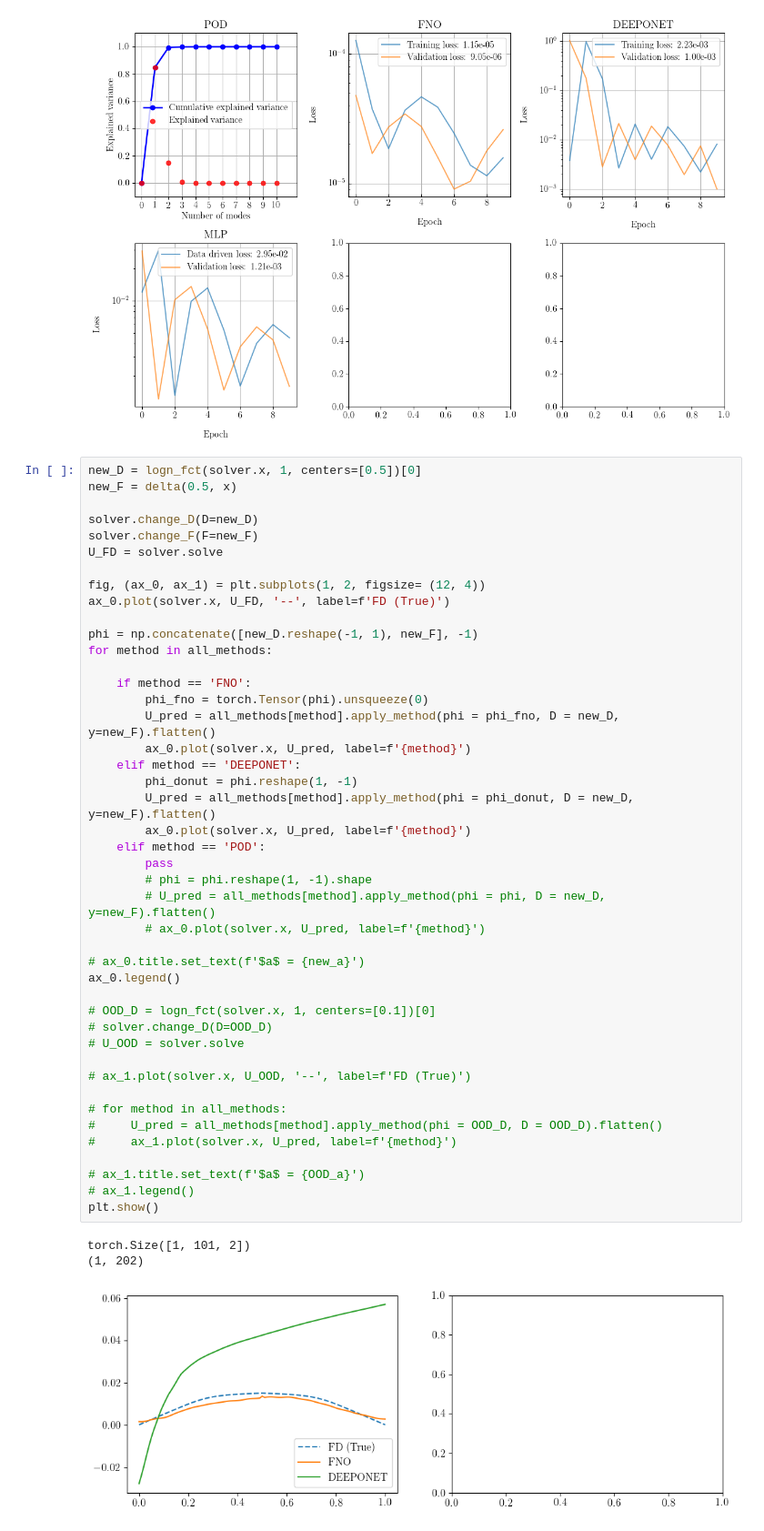
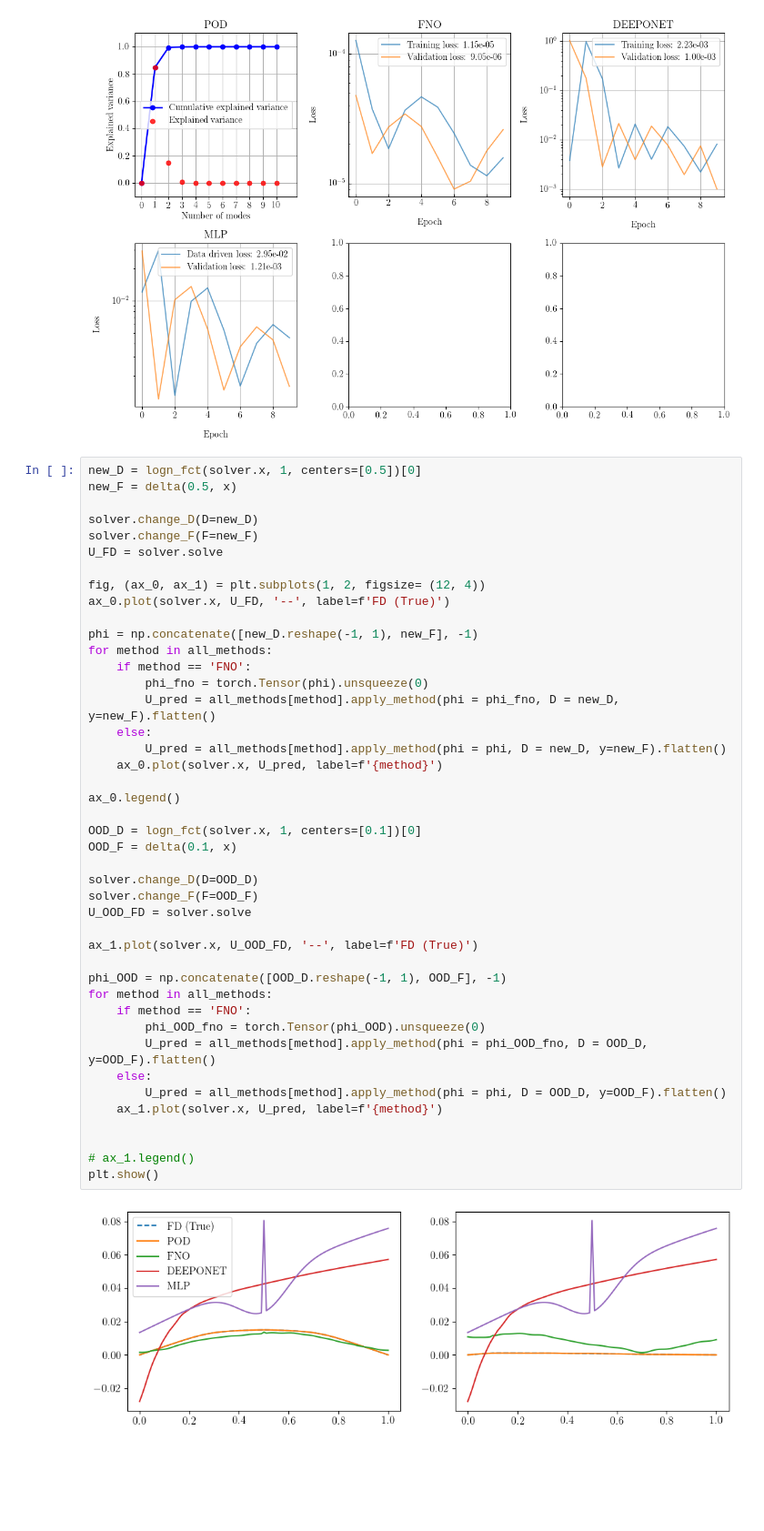
Before and after one commit to lechevaa/CEMRACS_SciML, a Jupyter notebook: notebooks/PoissonEquation/Poisson_step_4.ipynb, the cells around one changed output. Shown at 91% size. Saved outputs shown, nothing was run; the diff lists cells and outputs as text; blank space fills up the shorter version.

Commit message:
[FEAT] step 4 apply + parity plot

```diff
--- a/notebooks/PoissonEquation/Poisson_step_4.ipynb
+++ b/notebooks/PoissonEquation/Poisson_step_4.ipynb
@@ -176,48 +176,45 @@ plt.show()
 # %%
 new_D = logn_fct(solver.x, 1, centers=[0.5])[0]
 new_F = delta(0.5, x)
 
 solver.change_D(D=new_D)
 solver.change_F(F=new_F)
 U_FD = solver.solve
 
 fig, (ax_0, ax_1) = plt.subplots(1, 2, figsize= (12, 4))
 ax_0.plot(solver.x, U_FD, '--', label=f'FD (True)')
 
 phi = np.concatenate([new_D.reshape(-1, 1), new_F], -1)
 for method in all_methods:
-
     if method == 'FNO':
         phi_fno = torch.Tensor(phi).unsqueeze(0)
         U_pred = all_methods[method].apply_method(phi = phi_fno, D = new_D, y=new_F).flatten()
-        ax_0.plot(solver.x, U_pred, label=f'{method}')
-    elif method == 'DEEPONET':
-        phi_donut = phi.reshape(1, -1)
-        U_pred = all_methods[method].apply_method(phi = phi_donut, D = new_D, y=new_F).flatten()
-        ax_0.plot(solver.x, U_pred, label=f'{method}')
-    elif method == 'POD':
-        pass
-        # phi = phi.reshape(1, -1).shape
-        # U_pred = all_methods[method].apply_method(phi = phi, D = new_D, y=new_F).flatten()
-        # ax_0.plot(solver.x, U_pred, label=f'{method}')
+    else:
+        U_pred = all_methods[method].apply_method(phi = phi, D = new_D, y=new_F).flatten()
+    ax_0.plot(solver.x, U_pred, label=f'{method}')
 
-# ax_0.title.set_text(f'$a$ = {new_a}')
 ax_0.legend()
 
-# OOD_D = logn_fct(solver.x, 1, centers=[0.1])[0]
-# solver.change_D(D=OOD_D)
-# U_OOD = solver.solve
+OOD_D = logn_fct(solver.x, 1, centers=[0.1])[0]
+OOD_F = delta(0.1, x)
 
-# ax_1.plot(solver.x, U_OOD, '--', label=f'FD (True)')
+solver.change_D(D=OOD_D)
+solver.change_F(F=OOD_F)
+U_OOD_FD = solver.solve
 
-# for method in all_methods:
-#     U_pred = all_methods[method].apply_method(phi = OOD_D, D = OOD_D).flatten()
-#     ax_1.plot(solver.x, U_pred, label=f'{method}')
+ax_1.plot(solver.x, U_OOD_FD, '--', label=f'FD (True)')
 
-# ax_1.title.set_text(f'$a$ = {OOD_a}')
+phi_OOD = np.concatenate([OOD_D.reshape(-1, 1), OOD_F], -1)
+for method in all_methods:
+    if method == 'FNO':
+        phi_OOD_fno = torch.Tensor(phi_OOD).unsqueeze(0)
+        U_pred = all_methods[method].apply_method(phi = phi_OOD_fno, D = OOD_D, y=OOD_F).flatten()
+    else:
+        U_pred = all_methods[method].apply_method(phi = phi, D = OOD_D, y=OOD_F).flatten()
+    ax_1.plot(solver.x, U_pred, label=f'{method}')
+
+
 # ax_1.legend()
 plt.show()
 # %% [output]
-torch.Size([1, 101, 2])
-(1, 202)
-[figure, old version]
+[figure, new version]
```
Also changed, not shown: parts of 2 cells of this notebook, 4 other files.
